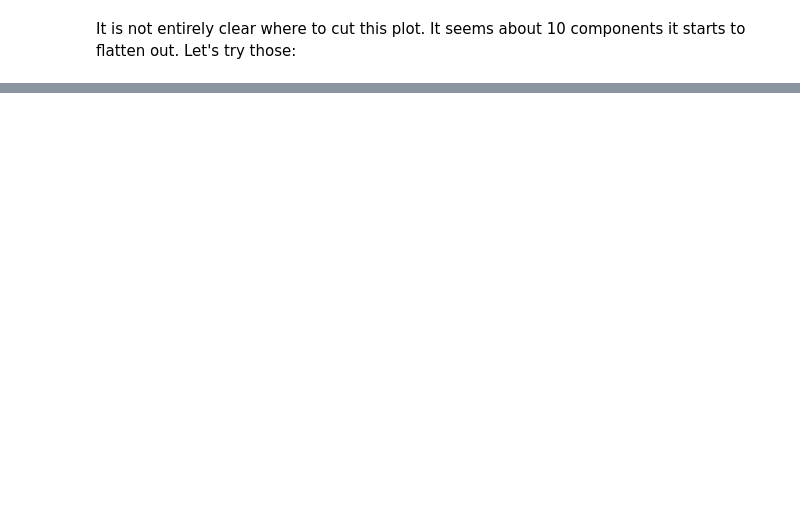
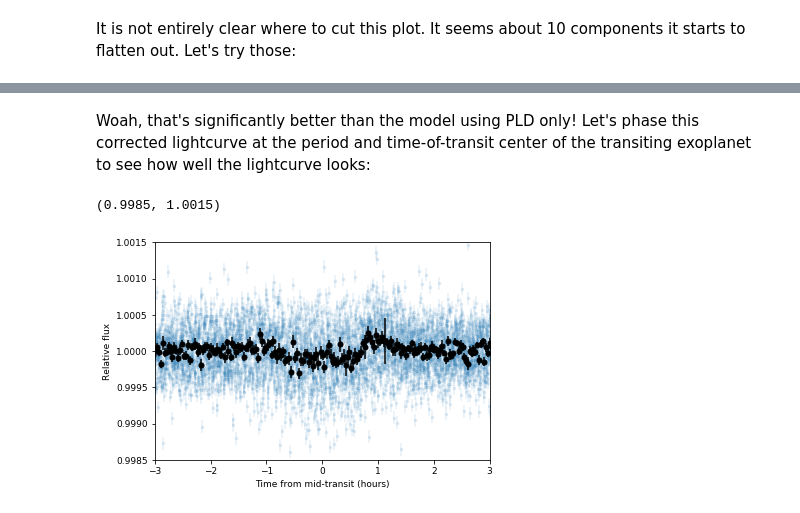
Before and after one commit to nespinoza/PLD-TESS, a Jupyter notebook: How to PLD with TESS --- an iPython notebook.ipynb, the cells around one changed output, grey strips where cells are left out. Saved outputs shown, nothing was run; the diff lists cells and outputs as text; code cells hidden in the pictures; blank space fills up the shorter version.

```diff
--- a/How to PLD with TESS --- an iPython notebook.ipynb
+++ b/How to PLD with TESS --- an iPython notebook.ipynb
@@ -499,0 +586,18 @@ One cleaver way to account for smooth components in the data is to use a Gaussia
+# %% [markdown]
+Woah, that's significantly better than the model using PLD only! Let's phase this corrected lightcurve at the period and time-of-transit center of the transiting exoplanet to see how well the lightcurve looks:
+# %%
+# Get phases:
+phases = get_phases(t, P, t0)
+# Plot corrected data + errorbars:
+plt.errorbar(phases*P*24, corrected_flux, corrected_flux_errors,fmt='.',alpha=0.1,zorder = 1)
+# Bin datapoints for better visualization:
+idx = np.argsort(phases)
+pbin, fbin, fbinerr = juliet.utils.bin_data(phases[idx]*P*24, corrected_flux[idx], 25)
+plt.errorbar(pbin, fbin, fbinerr, fmt='o', zorder = 2,color='black')
+plt.xlabel('Time from mid-transit (hours)')
+plt.ylabel('Relative flux')
+plt.xlim(-3,3)
+plt.ylim(0.9985,1.0015)
+# %% [output]
+(0.9985, 1.0015)
+[figure, added]
```
Also changed, not shown: parts of 34 cells of this notebook.
